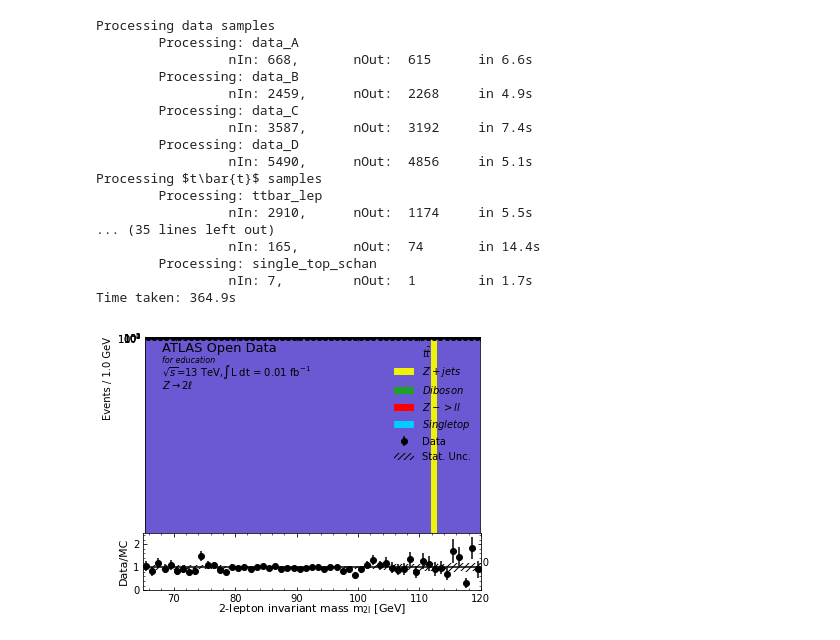
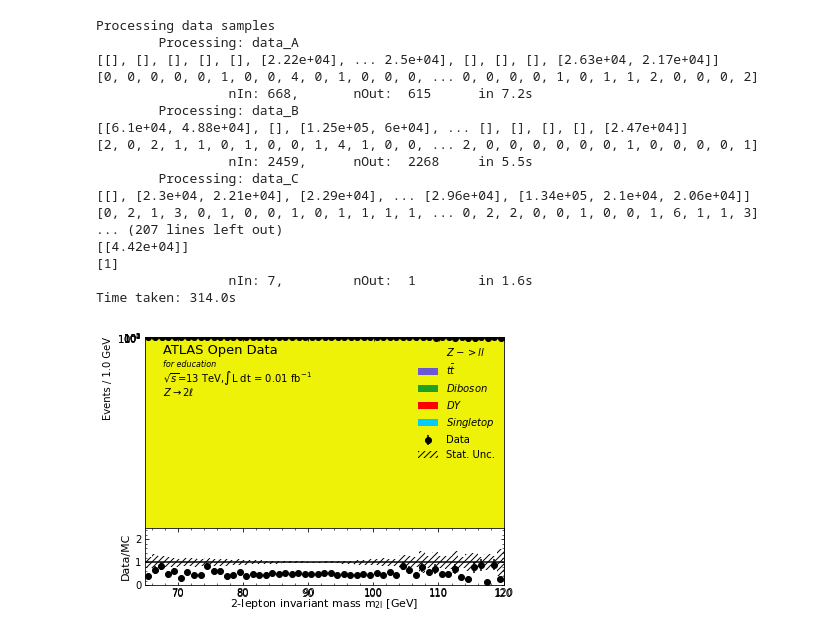
Before and after one commit to NikosKam/Z-ll, a Jupyter notebook: Z-ll.ipynb, the cells around one changed output. Cells and saved outputs as stored; diff of their text form; code cells hidden in the pictures.

```diff
--- a/Z-ll.ipynb
+++ b/Z-ll.ipynb
@@ -30,25 +30,14 @@ samples = {
         'list' : ['data_A','data_B','data_C','data_D'],
     },
 
-     r'$t\bar{t}$' : { #ttbar
-        'list' : ['ttbar_lep'], #'Zee','Zmumu',
-        'color' : "#6b59d3" # purple
+    r'$Z -> ll$' : { #Z + jets
+        'list' : ['Zee','Zmumu', 'Ztautau'],
+        'color' : "#eef207" # yellow
     },
 
-    r'$Z+jets$' : { #Z + jets
-        'list' : [#'Zmumu_PTV0_70_CVetoBVeto','Zmumu_PTV0_70_CFilterBVeto','Zmumu_PTV0_70_BFilter','Zmumu_PTV70_140_CVetoBVeto','Zmumu_PTV70_140_CFilterBVeto','Zmumu_PTV70_140_BFilter','Zmumu_PTV140_280_CVetoBVeto',
-        'Zmumu_PTV140_280_CFilterBVeto','Zmumu_PTV140_280_BFilter',
-        #'Zmumu_PTV280_500_CVetoBVeto',
-        'Zmumu_PTV280_500_CFilterBVeto','Zmumu_PTV280_500_BFilter','Zmumu_PTV500_1000',
-        #'Zmumu_PTV1000_E_CMS',
-        #'Zee_PTV0_70_CVetoBVeto','Zee_PTV0_70_CFilterBVeto','Zee_PTV0_70_BFilter','Zee_PTV70_140_CVetoBVeto','Zee_PTV70_140_CFilterBVeto','Zee_PTV70_140_BFilter','Zee_PTV140_280_CVetoBVeto',
-        'Zee_PTV140_280_CFilterBVeto','Zee_PTV140_280_BFilter',
-        #'Zee_PTV280_500_CVetoBVeto',
-        'Zee_PTV280_500_CFilterBVeto','Zee_PTV280_500_BFilter','Zee_PTV500_1000',
-        #'Zee_PTV1000_E_CMS',
-        #'Ztautau_PTV0_70_CVetoBVeto','Ztautau_PTV0_70_CFilterBVeto','Ztautau_PTV0_70_BFilter','Ztautau_PTV70_140_CVetoBVeto','Ztautau_PTV70_140_CFilterBVeto','Ztautau_PTV70_140_BFilter','Ztautau_PTV140_280_CVetoBVeto','Ztautau_PTV140_280_CFilterBVeto','Ztautau_PTV140_280_BFilter','Ztautau_PTV280_500_CVetoBVeto','Ztautau_PTV280_500_CFilterBVeto','Ztautau_PTV280_500_BFilter','Ztautau_PTV500_1000','Ztautau_PTV1000_E_CMS'
-            ],
-        'color' : "#eef207" # yellow
+    r'$t\bar{t}$' : { #ttbar
+        'list' : ['ttbar_lep'],
+        'color' : "#6b59d3" # purple
     },
 
     r'$Diboson$' : { # WW, ZZ, WZ
@@ -57,8 +46,19 @@ samples = {
         'color' : "#1fa125" # green
     },
 
-    r'$Z -> ll$' : { # Z -> ll
-        'list' : ['Zee','Zmumu','ttbar_lep'], #'llvv'
+     r'$DY$' : { #DY
+        'list' : ['Zmumu_PTV0_70_CVetoBVeto','Zmumu_PTV0_70_CFilterBVeto','Zmumu_PTV0_70_BFilter','Zmumu_PTV70_140_CVetoBVeto','Zmumu_PTV70_140_CFilterBVeto','Zmumu_PTV70_140_BFilter','Zmumu_PTV140_280_CVetoBVeto',
+        'Zmumu_PTV140_280_CFilterBVeto','Zmumu_PTV140_280_BFilter',
+        'Zmumu_PTV280_500_CVetoBVeto',
+        'Zmumu_PTV280_500_CFilterBVeto','Zmumu_PTV280_500_BFilter','Zmumu_PTV500_1000',
+        'Zmumu_PTV1000_E_CMS',
+        'Zee_PTV0_70_CVetoBVeto','Zee_PTV0_70_CFilterBVeto','Zee_PTV0_70_BFilter','Zee_PTV70_140_CVetoBVeto','Zee_PTV70_140_CFilterBVeto','Zee_PTV70_140_BFilter','Zee_PTV140_280_CVetoBVeto',
+        'Zee_PTV140_280_CFilterBVeto','Zee_PTV140_280_BFilter',
+        'Zee_PTV280_500_CVetoBVeto',
+        'Zee_PTV280_500_CFilterBVeto','Zee_PTV280_500_BFilter','Zee_PTV500_1000',
+        'Zee_PTV1000_E_CMS',
+        'Ztautau_PTV0_70_CVetoBVeto','Ztautau_PTV0_70_CFilterBVeto','Ztautau_PTV0_70_BFilter','Ztautau_PTV70_140_CVetoBVeto','Ztautau_PTV70_140_CFilterBVeto','Ztautau_PTV70_140_BFilter','Ztautau_PTV140_280_CVetoBVeto','Ztautau_PTV140_280_CFilterBVeto','Ztautau_PTV140_280_BFilter','Ztautau_PTV280_500_CVetoBVeto','Ztautau_PTV280_500_CFilterBVeto','Ztautau_PTV280_500_BFilter','Ztautau_PTV500_1000','Ztautau_PTV1000_E_CMS'
+        ],
         'color' : "#ff0000" # red
     },
 
@@ -130,8 +130,7 @@ def Zpt(lep_pts,lep_etas,lep_phis, lep_E):
 #define function to calculate pt of jets
 # .pt calculates the momentum
 def jetpt(jet_pt):
-    #return ak.pad_none(jet_pt * MeV, 3, axis=1, clip=True)
-    return ak.pad_none(jet_pt * MeV, 1, axis=1, clip=True)
+    return ak.num(jet_pt *MeV)
 
 #Changing a cut
 
@@ -209,7 +208,7 @@ def read_file(path,sample):
             #print(data)
 
             # array column can be printed at any stage like this
-            #print(data['jet_pt'])
+            print(data['jet_pt'])
 
             # multiple array columns can be printed at any stage like this
             #print(data[['lep_pt','lep_eta']])
@@ -223,7 +222,7 @@ def read_file(path,sample):
             #calculating pt of the jets
             data['jetpt'] = jetpt(data.jet_pt)
 
-            #print(data['jetpt'])
+            print(data['jetpt'])
 
 
             nOut = len(data) # number of events passing cuts in this batch
@@ -242,21 +241,21 @@ print("Time taken: "+str(round(elapsed,1))+"s") # print total time taken to proc
 # %% [output]
 Processing data samples
         Processing: data_A
-                 nIn: 668,       nOut:  615      in 6.6s
+[[], [], [], [], [], [2.22e+04], ... 2.5e+04], [], [], [], [2.63e+04, 2.17e+04]]
+[0, 0, 0, 0, 0, 1, 0, 0, 4, 0, 1, 0, 0, 0, ... 0, 0, 0, 0, 1, 0, 1, 1, 2, 0, 0, 0, 2]
+                 nIn: 668,       nOut:  615      in 7.2s
         Processing: data_B
-                 nIn: 2459,      nOut:  2268     in 4.9s
+[[6.1e+04, 4.88e+04], [], [1.25e+05, 6e+04], ... [], [], [], [], [2.47e+04]]
+[2, 0, 2, 1, 1, 0, 1, 0, 0, 1, 4, 1, 0, 0, ... 2, 0, 0, 0, 0, 0, 0, 1, 0, 0, 0, 0, 1]
+                 nIn: 2459,      nOut:  2268     in 5.5s
         Processing: data_C
-                 nIn: 3587,      nOut:  3192     in 7.4s
-        Processing: data_D
-                 nIn: 5490,      nOut:  4856     in 5.1s
-Processing $t\bar{t}$ samples
-        Processing: ttbar_lep
-                 nIn: 2910,      nOut:  1174     in 5.5s
-... (35 lines left out)
-                 nIn: 165,       nOut:  74       in 14.4s
-        Processing: single_top_schan
-                 nIn: 7,         nOut:  1        in 1.7s
-Time taken: 364.9s
+[[], [2.3e+04, 2.21e+04], [2.29e+04], ... [2.96e+04], [1.34e+05, 2.1e+04, 2.06e+04]]
+[0, 2, 1, 3, 0, 1, 0, 0, 1, 0, 1, 1, 1, 1, ... 0, 2, 2, 0, 0, 1, 0, 0, 1, 6, 1, 1, 3]
+... (207 lines left out)
+[[4.42e+04]]
+[1]
+                 nIn: 7,         nOut:  1        in 1.6s
+Time taken: 314.0s
 # %%
 #Plotting Mll
 
@@ -333,8 +332,8 @@ def plot_data(data):
                           right=True ) # draw ticks on right axis
 
     # x-axis label
-    main_axes.set_xlabel(r'2-lepton invariant mass $\mathrm{m_{2l}}$ [GeV]',
-                        fontsize=13, x=1, horizontalalignment='right' )
+    #main_axes.set_xlabel(r'2-lepton invariant mass $\mathrm{m_{2l}}$ [GeV]',
+                        #fontsize=13, x=1, horizontalalignment='right' )
 
     # write y-axis label for main axes
     main_axes.set_ylabel('Events / '+str(step_size)+' GeV',
@@ -378,35 +377,36 @@ def plot_data(data):
     main_axes.legend( frameon=False ) # no box around the legend
 
     #logarithmic y-axis
     main_axes.set_yscale('log')
 
 
 
     # *************
     # Data/MC ratio
     # *************
-    plt.axes([0.12,0,0.782,0.2]) #(left, bottom, width, height)
+    plt.axes([0.122,0.08,0.83,0.2]) #(left, bottom, width, height)
     ratio_axes = plt.gca()
     ratio_axes.errorbar( x=bin_centres, y=data_x/mc_x_tot, yerr=data_x_errors/mc_x_tot, fmt='ko')
     ratio_axes.bar(bin_centres,2*mc_x_err/mc_x_tot,bottom=1-mc_x_err/mc_x_tot,alpha=0.5,color='none',
         hatch="////",width=step_size)
     ratio_axes.plot(bin_edges,np.ones(len(bin_edges)),color='k')
     ratio_axes.set_xlim(left=xmin,right=bin_edges[-1])
     ratio_axes.xaxis.set_minor_locator(AutoMinorLocator()) # separation of x axis minor ticks
     ratio_axes.xaxis.set_label_coords(0.9,-0.2) # (x,y) of x axis label # 0.2 down from x axis
     ratio_axes.set_xlabel(r'2-lepton invariant mass $\mathrm{m_{2l}}$ [GeV]',fontname='sans-serif',fontsize=11)
     ratio_axes.tick_params(which='both',direction='in',top=True,labeltop=False,right=True,labelright=False)
     ratio_axes.set_ylim(bottom=0,top=2.5)
     ratio_axes.set_yticks([0,1,2])
     ratio_axes.yaxis.set_minor_locator(AutoMinorLocator())
     ratio_axes.set_ylabel(r'Data/MC',fontname='sans-serif',fontsize=11)
 
     return
 
 plot_data(data)
+plt.savefig("mll.png")
 plt.show()
 # %% [output]
-[figure, old version]
+[figure, new version]
 # %%
 #Plotting Zpt
 
```
Also changed, not shown: parts of 3 cells of this notebook.
